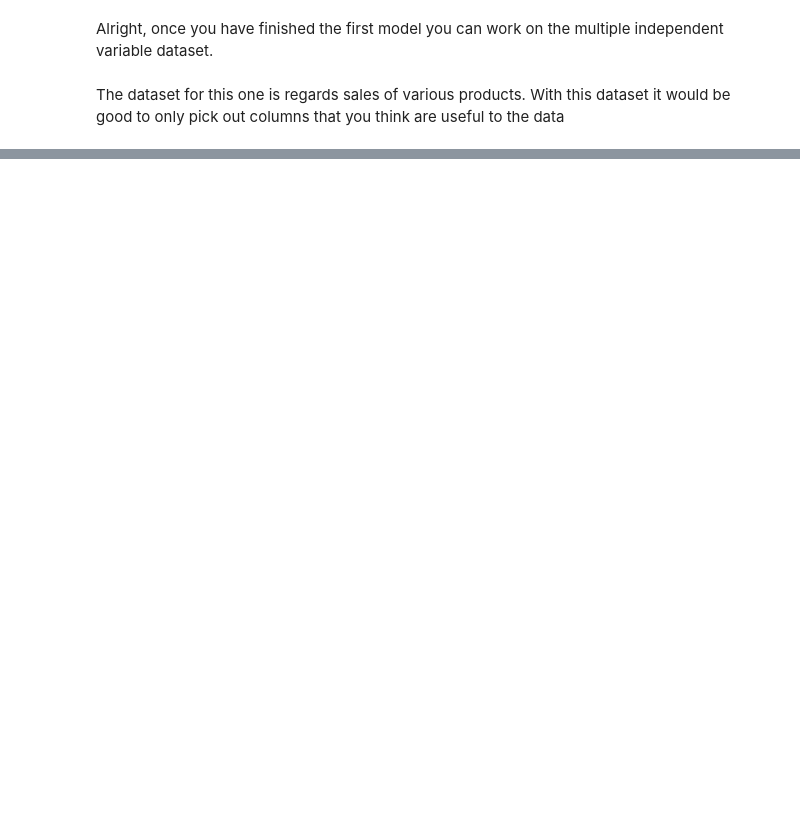
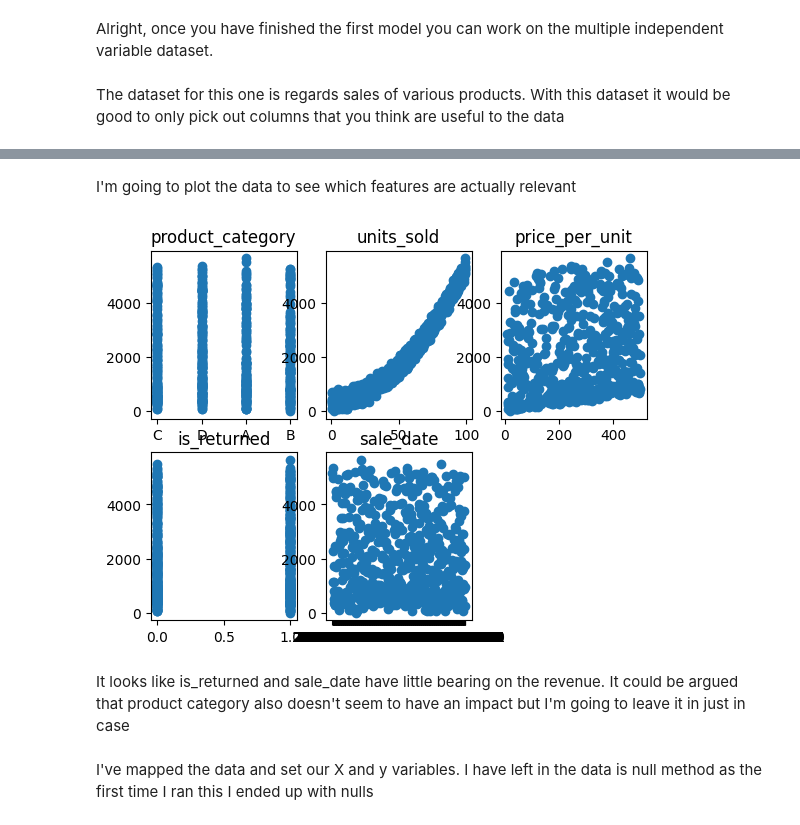
Before and after one commit to MissMcDermott/Notebooks, a Jupyter notebook: poly_you_do.ipynb, the cells around one changed output, grey strips where cells are left out. Cells and saved outputs as stored; diff of their text form; code cells hidden in the pictures; blank space fills up the shorter version.

```diff
--- a/poly_you_do.ipynb
+++ b/poly_you_do.ipynb
@@ -20,0 +101,17 @@ data = pd.read_csv('data/sales_data_with_revenue.csv')
+# %% [markdown]
+
+I'm going to plot the data to see which features are actually relevant
+# %%
+features = ['product_category', 'units_sold', 'price_per_unit', 'is_returned', 'sale_date']
+
+for i, col in enumerate(features):
+  plt.subplot(2,3,i+1)
+  plt.title(features[i])
+  plt.scatter(data[col], data['total_revenue'])
+plt.show()
+# %% [output]
+[figure, added]
+# %% [markdown]
+It looks like is_returned and sale_date have little bearing on the revenue. It could be argued that product category also doesn't seem to have an impact but I'm going to leave it in just in case
+# %% [markdown]
+I've mapped the data and set our X and y variables. I have left in the data is null method as the first time I ran this I ended up with nulls
```
Also changed, not shown: parts of 22 cells of this notebook, 11 other files.
